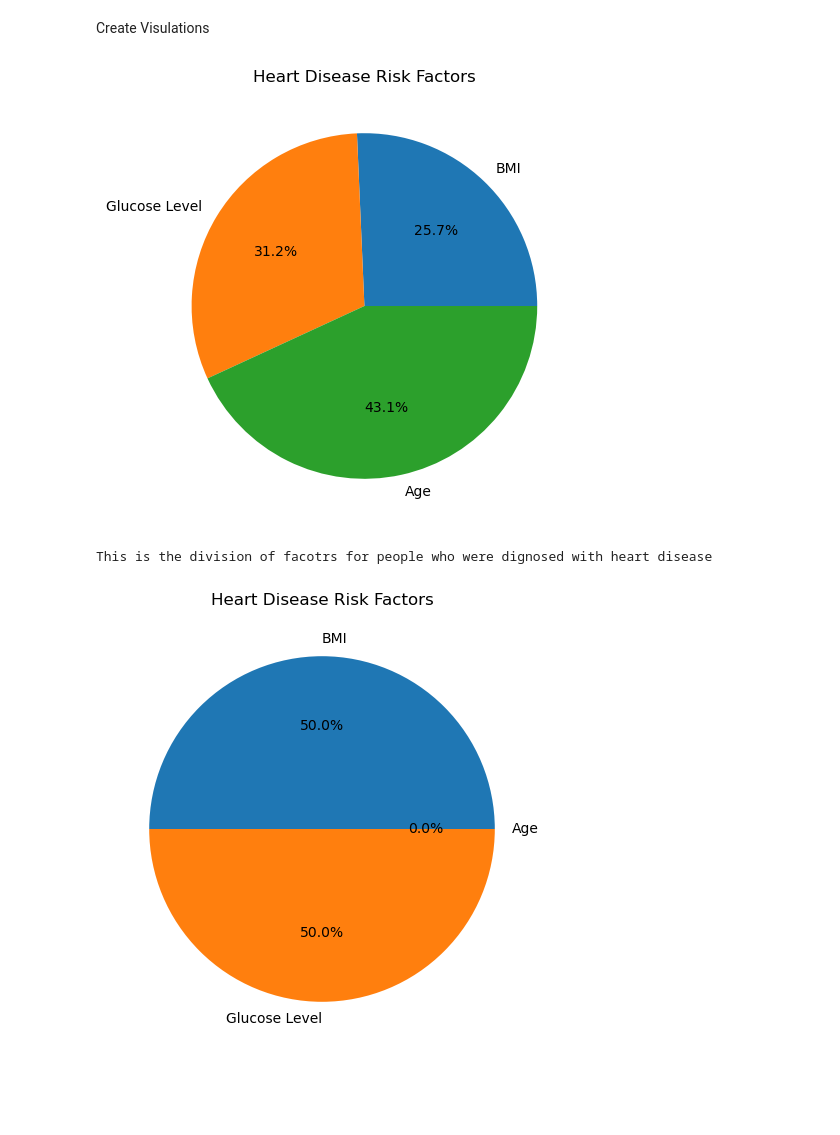
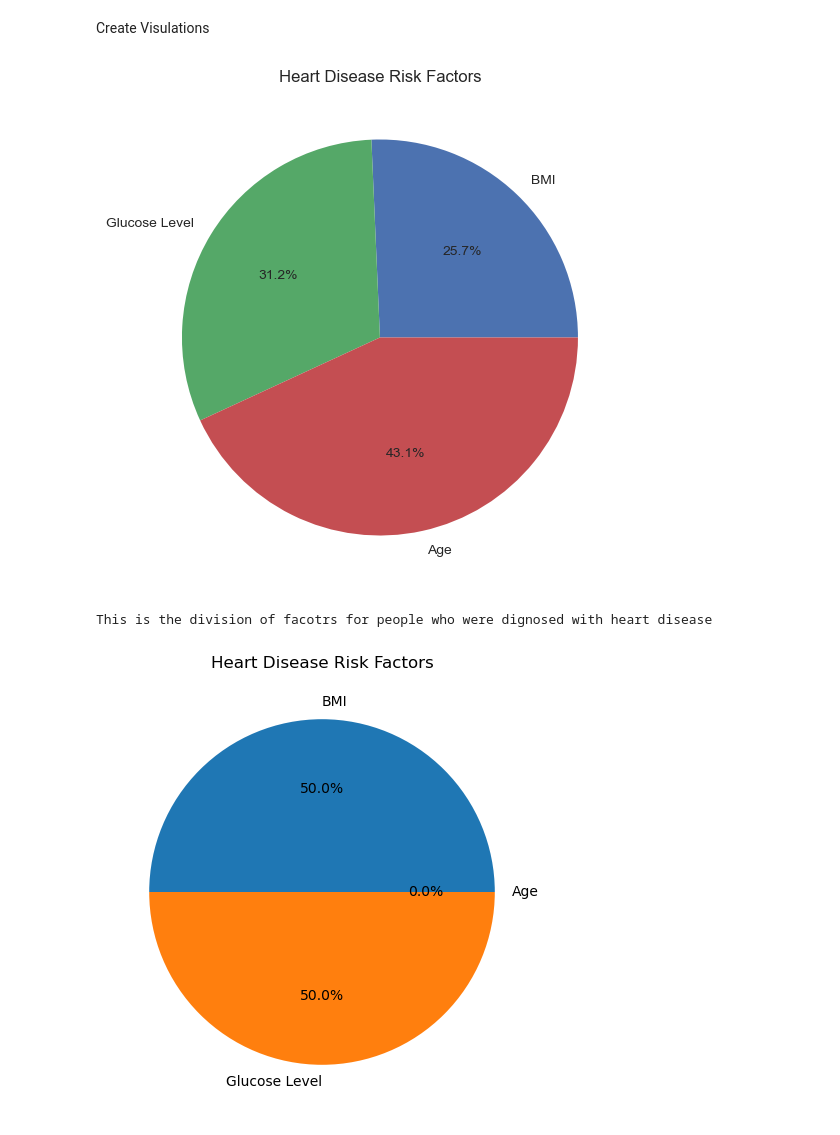
Before and after one commit to eeneedles/group-two-project-one, a Jupyter notebook: Health Care Stat.ipynb, the cells around one changed output. Drawn from its saved outputs; the diff is of its cells as text; code cells hidden in the pictures; blank space fills up the shorter version.

```diff
--- a/Health Care Stat.ipynb
+++ b/Health Care Stat.ipynb
@@ -407,15 +409,16 @@ Create Visulations
 # %%
 # Create a Pie Chart showing a diagram of people with heart disease; dividing up who falls under categories of BMI, Glucose Level, and Age (Health Care)
 
 plt.pie([Heart_Disease_BMI["stroke"].sum(), Heart_Disease_Glucose_Level["stroke"].sum(), Heart_Disease_Age["stroke"].sum()], labels=['BMI', 'Glucose Level', 'Age'], autopct='%1.1f%%')
 plt.title('Heart Disease Risk Factors')
+plt.style.use('seaborn')
 plt.subplots_adjust(left=0.0, bottom=0.1, right=1.0, top=1.0, wspace=0.0, hspace=0.0)
 plt.savefig('Heart Disease Risk Factors.png')
 plt.show()
 
 print('This is the division of facotrs for people who were dignosed with heart disease')
 # %% [output]
-[figure, old version]
+[figure, new version]
 This is the division of facotrs for people who were dignosed with heart disease
 # %%
 # Create a Pie Chart showing a diagram of people without heart disease; dividing up who falls under categories of BMI, Glucose Level, and Age (Health Care)
```
Also changed, not shown: parts of 14 cells of this notebook, 1 other file.
